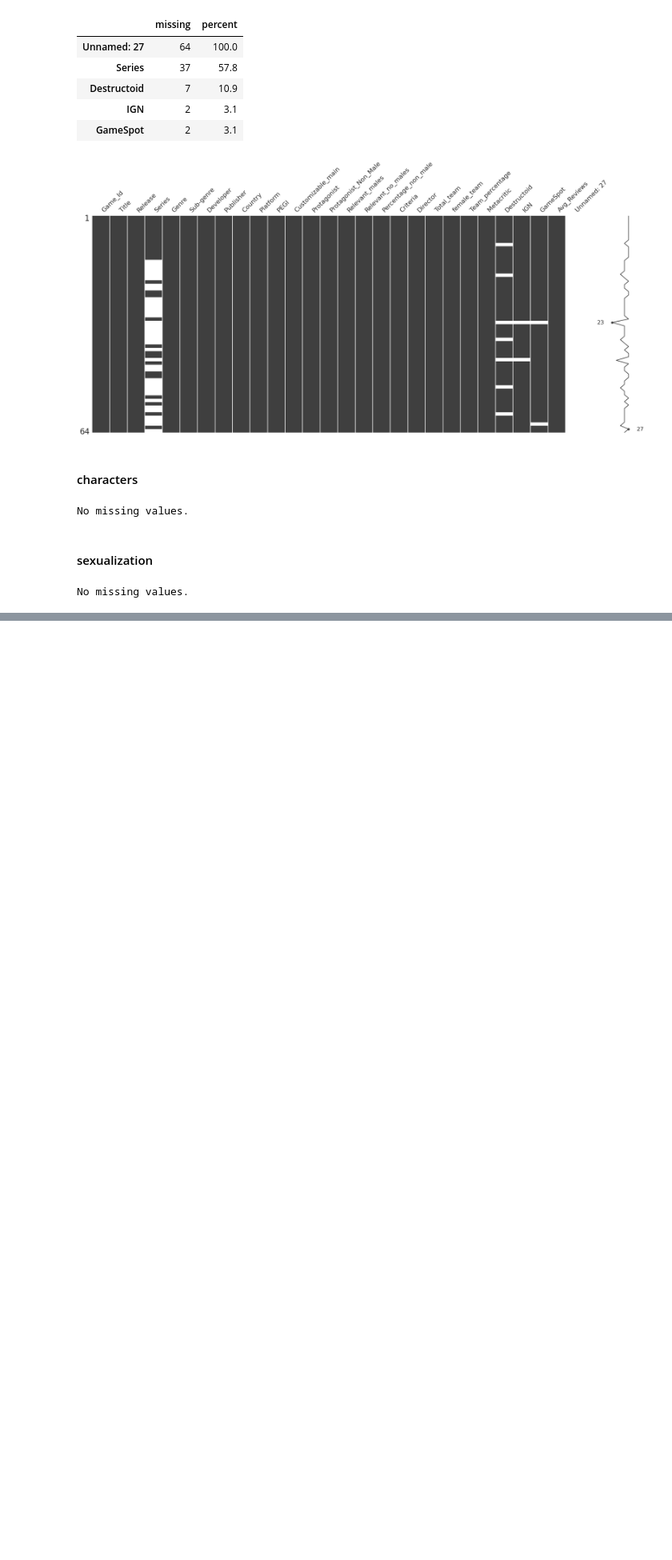
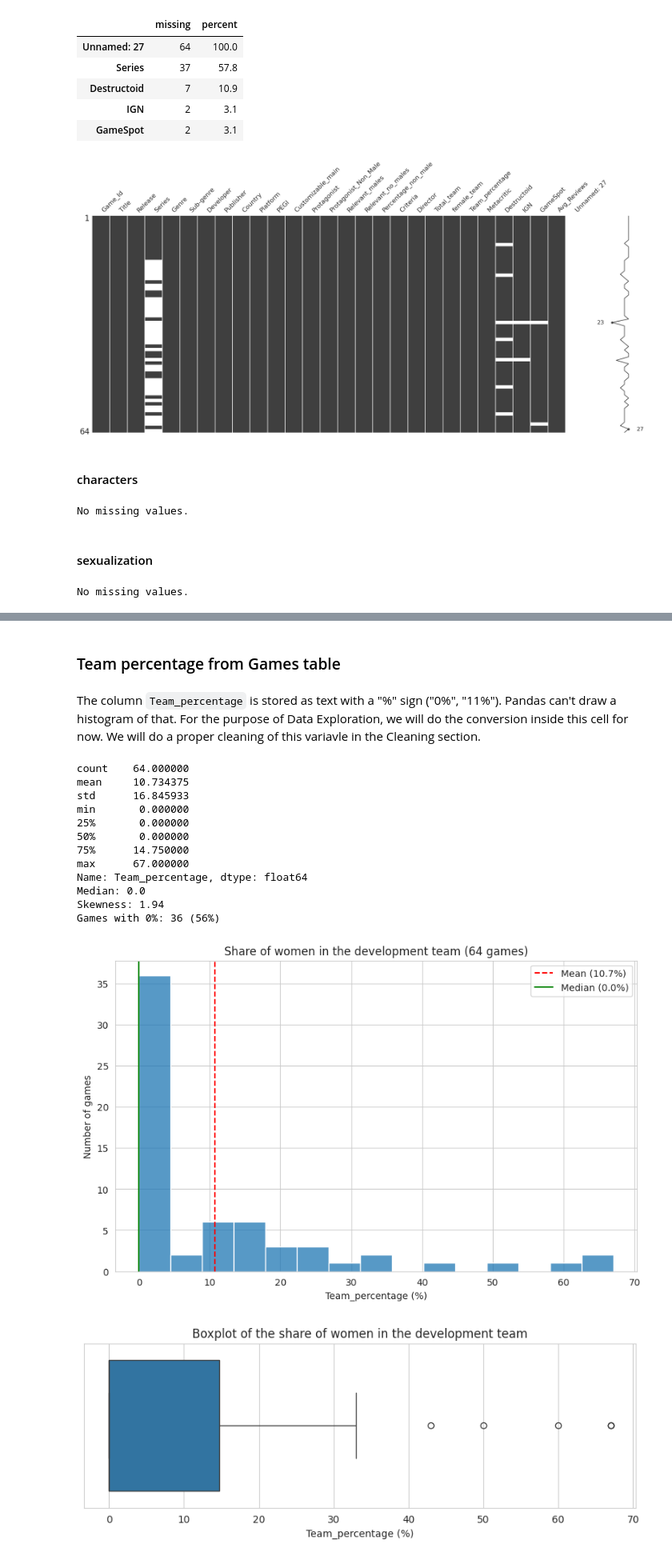
Before and after one commit to IA-P1-BCN/EDA_Manon, a Jupyter notebook: Gender Representation in Video Games.ipynb, the cells around one changed output, grey strips where cells are left out. Shown at 80% size. Cells and saved outputs as stored; diff of their text form; code cells hidden in the pictures; blank space fills up the shorter version.

```diff
--- a/Gender Representation in Video Games.ipynb
+++ b/Gender Representation in Video Games.ipynb
@@ -329,13 +544,0 @@ Name: count, dtype: int64
-# %%
-# 2. Duplicates
-
-for name, d in tables.items():
-    display(Markdown(f"#### {name}"))
-    duplicates = d.duplicated().sum()
-
-    if duplicates > 0:
-        display(d[d.duplicated()])
-        d.drop_duplicates()
-
-    else:
-        print("No duplicates found.\n")
@@ -350,0 +648,50 @@ No duplicates found.
+# %% [markdown]
+### Team percentage from Games table
+# %% [markdown]
+The column `Team_percentage` is stored as text with a "%" sign ("0%", "11%"). Pandas can't draw a histogram of that.
+For the purpose of Data Exploration, we will do the conversion inside this cell for now.
+We will do a proper cleaning of this variavle in the Cleaning section.
+# %%
+games = tables["games"]
+
+# Convert "11%" -> 11.0
+team_pct = games["Team_percentage"].str.rstrip("%").astype(float)
+
+# 1. The numbers
+print(team_pct.describe())
+print("Median:", team_pct.median())
+print("Skewness:", round(team_pct.skew(), 2))
+print("Games with 0%:", (team_pct == 0).sum(), f"({(team_pct == 0).mean() * 100:.0f}%)")
+
+# 2. Histogram
+fig, ax = plt.subplots()
+sns.histplot(team_pct, bins=15, ax=ax)
+ax.axvline(team_pct.mean(), color="red", linestyle="--", label=f"Mean ({team_pct.mean():.1f}%)")
+ax.axvline(team_pct.median(), color="green", linestyle="-", label=f"Median ({team_pct.median():.1f}%)")
+ax.set_title("Share of women in the development team (64 games)")
+ax.set_xlabel("Team_percentage (%)")
+ax.set_ylabel("Number of games")
+ax.legend()
+plt.show()
+
+# 3. Boxplot
+fig, ax = plt.subplots(figsize=(10, 3))
+sns.boxplot(x=team_pct, ax=ax)
+ax.set_title("Boxplot of the share of women in the development team")
+ax.set_xlabel("Team_percentage (%)")
+plt.show()
+# %% [output]
+count    64.000000
+mean     10.734375
+std      16.845933
+min       0.000000
+25%       0.000000
+50%       0.000000
+75%      14.750000
+max      67.000000
+Name: Team_percentage, dtype: float64
+Median: 0.0
+Skewness: 1.94
+Games with 0%: 36 (56%)
+[figure, added]
+[figure, added]
```
Also changed, not shown: parts of 59 cells of this notebook.
